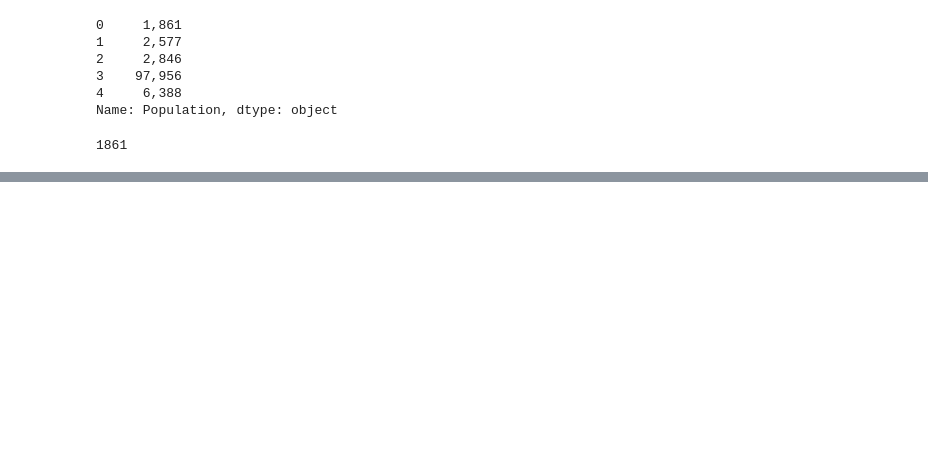
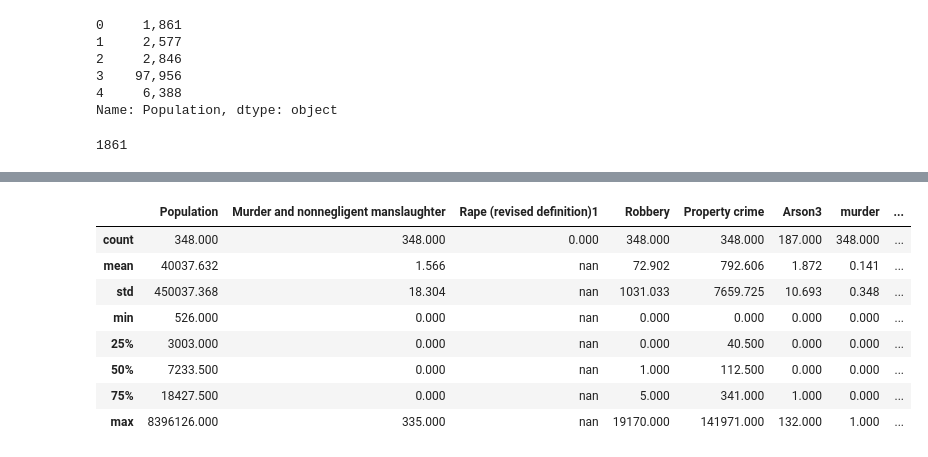
Before and after one commit to jtillis0317/Drills-and-Projects, a Jupyter notebook: Drill - Prepare the Data - Unit 2, Lesson 4, Project 2.ipynb, the cells around one changed output, grey strips where cells are left out. Drawn from its saved outputs; the diff is of its cells as text; code cells hidden in the pictures; blank space fills up the shorter version.

```diff
--- a/Drill - Prepare the Data - Unit 2, Lesson 4, Project 2.ipynb
+++ b/Drill - Prepare the Data - Unit 2, Lesson 4, Project 2.ipynb
@@ -167,0 +193,12 @@ plt.boxplot(df["Population"])
+# %%
+df.describe()
+# %% [output]
+|  | Population | Murder and nonnegligent manslaughter | Rape (revised definition)1 | Robbery | Property crime | Arson3 | murder | ... |
+| count | 348.000 | 348.000 | 0.000 | 348.000 | 348.000 | 187.000 | 348.000 | ... |
+| mean | 40037.632 | 1.566 | nan | 72.902 | 792.606 | 1.872 | 0.141 | ... |
+| std | 450037.368 | 18.304 | nan | 1031.033 | 7659.725 | 10.693 | 0.348 | ... |
+| min | 526.000 | 0.000 | nan | 0.000 | 0.000 | 0.000 | 0.000 | ... |
+| 25% | 3003.000 | 0.000 | nan | 0.000 | 40.500 | 0.000 | 0.000 | ... |
+| 50% | 7233.500 | 0.000 | nan | 1.000 | 112.500 | 0.000 | 0.000 | ... |
+| 75% | 18427.500 | 0.000 | nan | 5.000 | 341.000 | 1.000 | 0.000 | ... |
+| max | 8396126.000 | 335.000 | nan | 19170.000 | 141971.000 | 132.000 | 1.000 | ... |
```
Also changed, not shown: parts of 7 cells of this notebook.
